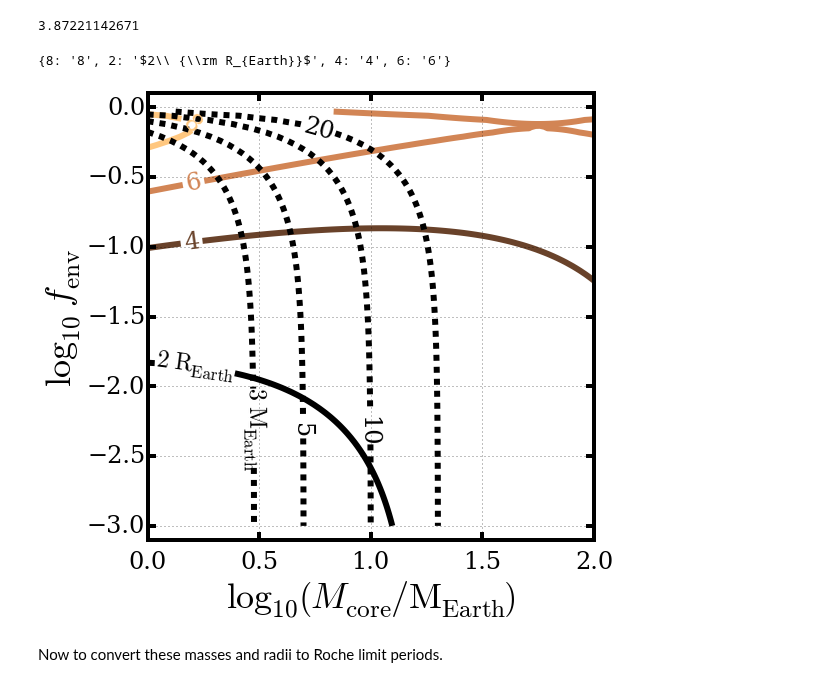
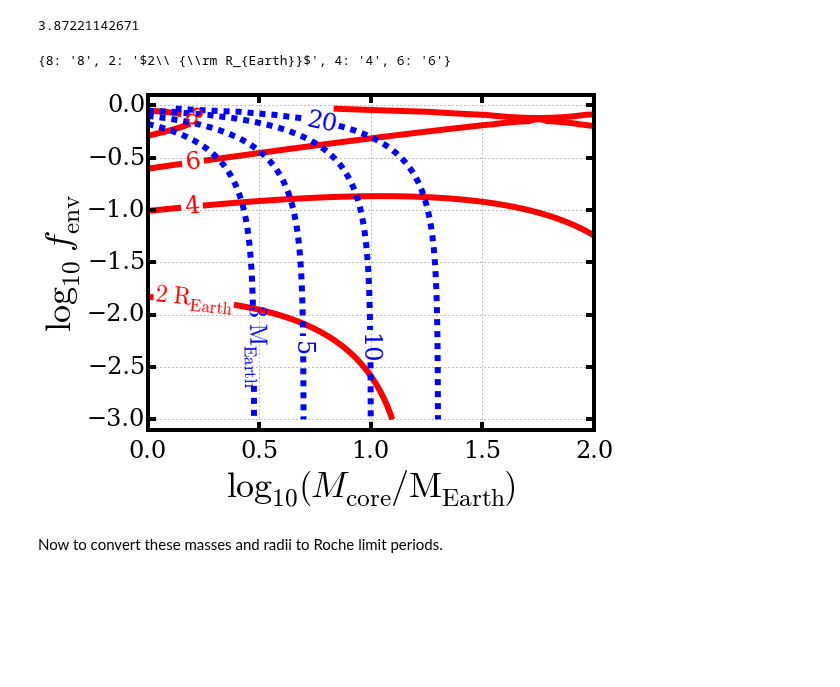
Before and after one commit to decaelus/CeMDA_tidal_evol, a Jupyter notebook: CeDMA_Calculations.ipynb, the cells around one changed output. Saved outputs shown, nothing was run; the diff lists cells and outputs as text; code cells hidden in the pictures; blank space fills up the shorter version.

Commit message:
Modified figures
-Changed mass-radius figure name
-Changed mass-radius figure contours to blue and red
-Made Pturnover figure

```diff
--- a/CeDMA_Calculations.ipynb
+++ b/CeDMA_Calculations.ipynb
@@ -13,6 +13,12 @@ from astropy.units import cds
 from astropy.table import Table
 
 plt.rcParams['contour.negative_linestyle'] = 'solid'
+
+#Default aspect ratio for google slides
+aspect_ratio = 4./3
+default_fig_size = 6. #inches
+default_fig_width = aspect_ratio*default_fig_size
+default_fig_height = default_fig_size #"Heighth" is not a word.
 # %%
 def calc_smallq_roche_limit(q, Rp=0.1):
     return (q/3.)**(-1./3)*Rp
@@ -111,38 +117,38 @@ for i in range(len(Mcores)):
         Mps[i,j] = cur_Mp.value
         Rps[i,j] = Lopez_superearth_radius(cur_Mp, fenv=fenvs[j])
 
 fenvs = np.outer(np.ones_like(fenvs), fenvs)
 Mcores = np.outer(Mcores, np.ones_like(Mcores))
 
-fig = plt.figure(figsize=(8,8))
+fig = plt.figure(figsize=(default_fig_width, default_fig_height))
 ax = fig.add_subplot(111)
 
 locations = [(0.2, -2.), (0.2, -1.), (0.2, -0.5), (0.2, -0.1)]
 lvls = [2, 4, 6, 8]
 fmt = {lvls[0]: '$%i\ {\\rm R_{Earth}}$' % lvls[0]}
 fmt.update({lvls[i]: '%i' % lvls[i] for i in range(1, len(lvls))})
 print(fmt)
-CS = ax.contour(np.log10(Mcores), np.log10(fenvs), Rps, cmap='copper', linewidths=6, levels=lvls)
+CS = ax.contour(np.log10(Mcores), np.log10(fenvs), Rps, colors='r', linewidths=6, levels=lvls)
 ax.clabel(CS, inline=1, fontsize=24, fmt=fmt, manual=locations)
 
 locations = [(0.5, -2.3), (0.7, -2.3), (1., -2.3), (0.8, 0.)]
 lvls = [3, 5, 10, 20]
 fmt = {lvls[0]: '$%i\ {\\rm M_{Earth}}$' % lvls[0]}
 fmt.update({lvls[i]: '%i' % lvls[i] for i in range(1, len(lvls))})
-CS = ax.contour(np.log10(Mcores), np.log10(fenvs), Mps, colors='k', linewidths=6, linestyles='dashed', levels=lvls)
+CS = ax.contour(np.log10(Mcores), np.log10(fenvs), Mps, colors='b', linewidths=6, linestyles='dashed', levels=lvls)
 ax.clabel(CS, inline=1, fontsize=24,
           fmt={3: '$%i\ {\\rm M_{Earth}}$' % 3, 5:'%i' % 5, 10:'%i' % 10, 20:'%i' % 20}, manual=locations)
 
 ax.set_xlabel('$\\log_{10} \\left( M_{\\rm core}/{\\rm M_{Earth}}\\right)$', fontsize=36)
 ax.set_ylabel('$\\log_{10}\ f_{\\rm env}$', fontsize=36)
 
 ax.set_xlim([0, 2])
 ax.set_ylim([-3.1, 0.1])
 
-fig.savefig('Lopez-Fortney2013_mass-radius_contours.eps', dpi=1000, bbox_inches='tight')
+fig.savefig('LopezFortney2013_mass-radius_contours.eps', dpi=1000, bbox_inches='tight')
 # %% [output]
 {8: '8', 2: '$2\\ {\\rm R_{Earth}}$', 4: '4', 6: '6'}
-[figure, old version]
+[figure, new version]
 # %% [markdown]
 Now to convert these masses and radii to Roche limit periods.
 # %%
```
Also changed, not shown: parts of 1 cell of this notebook, 2 other files.
